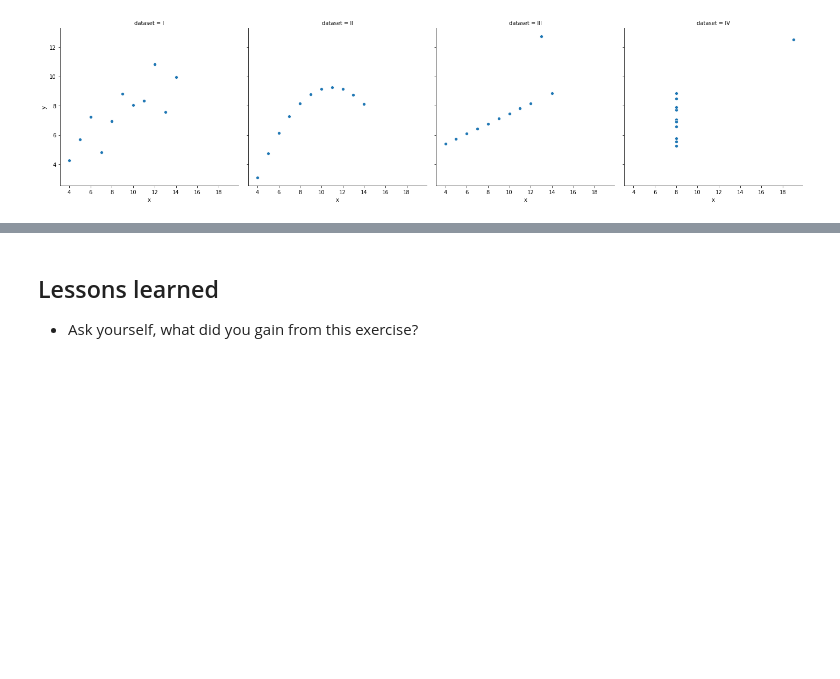
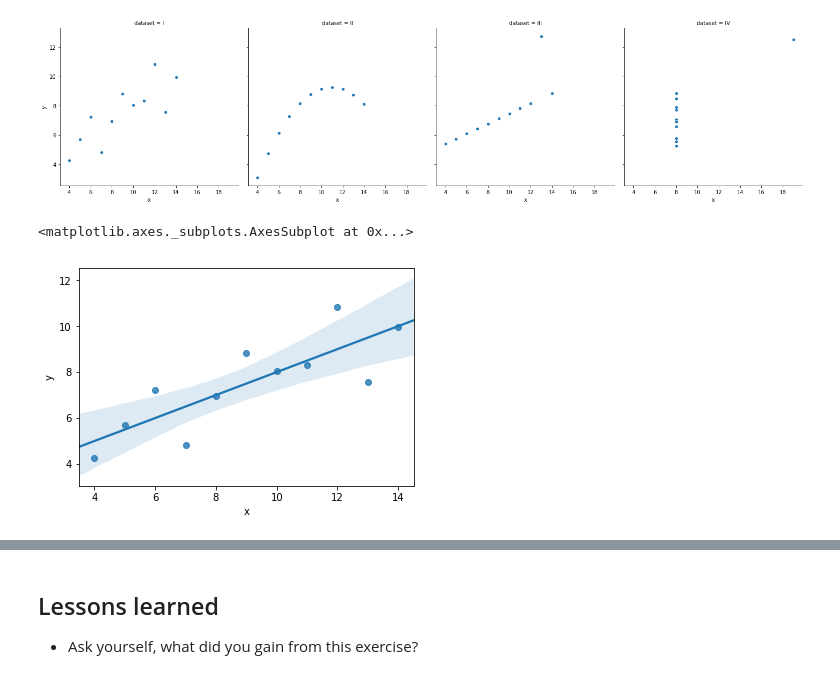
Before and after one commit to ryanorsinger/intro-to-machine-learning-workshop, a Jupyter notebook: describe-vizualize-data.ipynb, the cells around one changed output, grey strips where cells are left out. Saved outputs shown, nothing was run; the diff lists cells and outputs as text; code cells hidden in the pictures; blank space fills up the shorter version.

Commit message:
Add regplot to plot and show linear model for each dataset

```diff
--- a/describe-vizualize-data.ipynb
+++ b/describe-vizualize-data.ipynb
@@ -224,3 +224,13 @@ sns.relplot(x='x', y='y', col='dataset', data=quartet)
 # %% [output]
 <seaborn.axisgrid.FacetGrid at 0x...>
 [figure]
+# %%
+first = quartet[quartet.dataset == "I"]
+second = quartet[quartet.dataset == "II"]
+third = quartet[quartet.dataset == "III"]
+forth = quartet[quartet.dataset == "IV"]
+# %%
+sns.regplot("x", 'y', first)
+# %% [output]
+<matplotlib.axes._subplots.AxesSubplot at 0x...>
+[figure, added]
```
Also changed, not shown: parts of 3 cells of this notebook.
